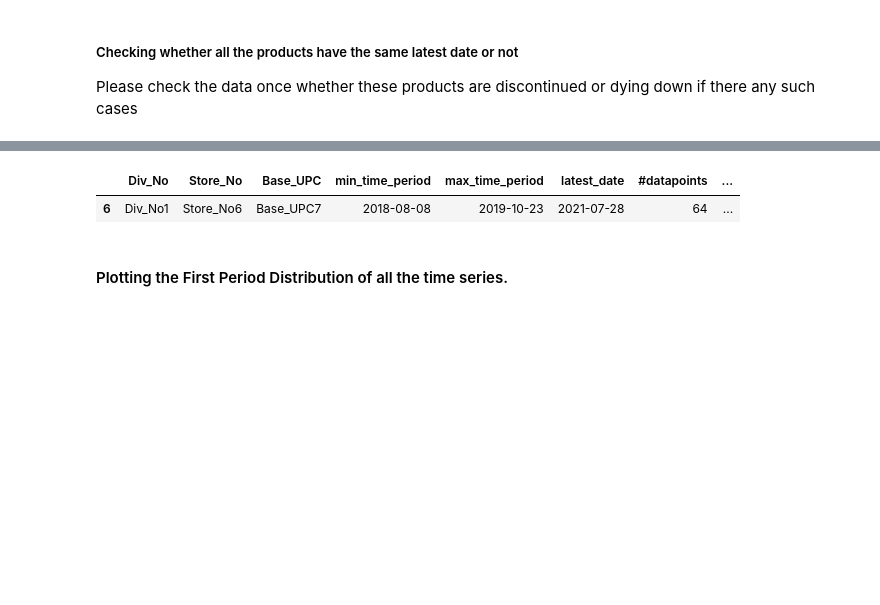
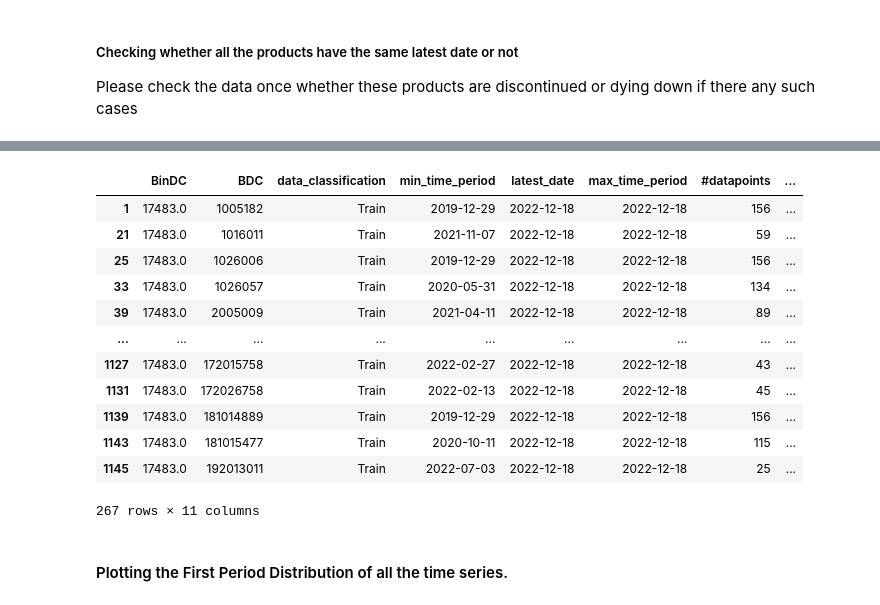
Before and after one commit to ritheshsunku/pepsico_ibp_forecasting, a Jupyter notebook: Forecasting_Solution/1. Data Processing/1.1 - Data Check.ipynb, the cells around one changed output, grey strips where cells are left out. Saved outputs shown, nothing was run; the diff lists cells and outputs as text; code cells hidden in the pictures; blank space fills up the shorter version.

```diff
--- a/Forecasting_Solution/1. Data Processing/1.1 - Data Check.ipynb
+++ b/Forecasting_Solution/1. Data Processing/1.1 - Data Check.ipynb
@@ -64,0 +163,5 @@ dependent_var = app_config['dependent_variable']
+# %%
+bindc_data_with_start['minus_log_one_minus_perc_discount'] = -1 * np.log(1 - bindc_data_with_start['APP']/ bindc_data_with_start['SRP_new'])
+bindc_data_with_start['log_one_plus_qty'] = np.log(1 + bindc_data_with_start['tot_sales'])
+bindc_data_with_start['log_SRP_new'] = np.log(bindc_data_with_start['SRP_new'])
+bindc_data_with_start['log_SDV_new'] = np.log(bindc_data_with_start['SDV_new'])
@@ -72,3 +200,5 @@ print(raw_df_count)
+# %%
+df = bindc_data_with_start.copy()
 # %%
 # Getting the count of nulls for all the columns
 # nulls_df1 = pd.DataFrame(df.isnull().sum()).reset_index()
@@ -146,9 +307,10 @@ print("There are " +str(raw_df_count-duplicates_check_count)+" duplicates at the
 # %%
-summary_df = df.groupby(modeling_gran).agg(min_time_period = (date_col,'min'),
+summary_df = df.groupby(modeling_gran + ['data_classification']).agg(min_time_period = (date_col,'min'),
                                             max_time_period = (date_col,'max'),
                                             datapoints = (date_col,'count')).reset_index()
-summary_df1 = duplicates_check.groupby(modeling_gran).agg(datapoints_WO_duplicates = (date_col,'count')).reset_index()
-fin_summary_df = summary_df.merge(summary_df1, on = modeling_gran ,how = "left")
-fin_summary_df.rename(columns = {'datapoints':'#datapoints','datapoints_WO_duplicates':'#datapoints_WO_duplicates'},inplace=True)
+summary_df1 = df[df[dependent_var]>0].groupby(modeling_gran + ['data_classification']).agg(datapoints_with_non_zeros = (date_col,'count')
+                                                                                           ,max_sales_date = (date_col,'max')).reset_index()
+fin_summary_df = summary_df.merge(summary_df1, on = modeling_gran + ['data_classification'] ,how = "left")
+fin_summary_df.rename(columns = {'datapoints':'#datapoints','datapoints_with_non_zeros':'#datapoints_WO_zeros'},inplace=True)
 display(fin_summary_df)
 # %% [output]
@@ -200,9 +386,12 @@ missing_dates_data
 # %% [markdown]
 ##### Checking whether all the products have the same latest date or not
 Please check the data once whether these products are discontinued or dying down if there any such cases
+# %%
+fin_summary_df_w_train_forecast = fin_summary_df.copy()
+fin_summary_df = fin_summary_df[fin_summary_df['data_classification'] == 'Train'].copy()
 # %%
-max_date = fin_summary_df['max_time_period'].max()
-missing_latest_date_data = fin_summary_df[fin_summary_df['max_time_period']!=max_date]
+max_date = fin_summary_df['max_sales_date'].max()
+missing_latest_date_data = fin_summary_df[fin_summary_df['max_sales_date']!=max_date].copy()
 print("Latest date is" , max_date)
 if(missing_latest_date_data.shape[0]):
     missing_latest_date_data.insert(len(modeling_gran)+2, 'latest_date',max_date)
@@ -212,5 +401,16 @@ missing_latest_date_data
-|  | Div_No | Store_No | Base_UPC | min_time_period | max_time_period | latest_date | #datapoints | ... |
-| 6 | Div_No1 | Store_No6 | Base_UPC7 | 2018-08-08 | 2019-10-23 | 2021-07-28 | 64 | ... |
+|  | BinDC | BDC | data_classification | min_time_period | latest_date | max_time_period | #datapoints | ... |
+| 1 | 17483.0 | 1005182 | Train | 2019-12-29 | 2022-12-18 | 2022-12-18 | 156 | ... |
+| 21 | 17483.0 | 1016011 | Train | 2021-11-07 | 2022-12-18 | 2022-12-18 | 59 | ... |
+| 25 | 17483.0 | 1026006 | Train | 2019-12-29 | 2022-12-18 | 2022-12-18 | 156 | ... |
+| 33 | 17483.0 | 1026057 | Train | 2020-05-31 | 2022-12-18 | 2022-12-18 | 134 | ... |
+| 39 | 17483.0 | 2005009 | Train | 2021-04-11 | 2022-12-18 | 2022-12-18 | 89 | ... |
+| ... | ... | ... | ... | ... | ... | ... | ... | ... |
+| 1127 | 17483.0 | 172015758 | Train | 2022-02-27 | 2022-12-18 | 2022-12-18 | 43 | ... |
+| 1131 | 17483.0 | 172026758 | Train | 2022-02-13 | 2022-12-18 | 2022-12-18 | 45 | ... |
+| 1139 | 17483.0 | 181014889 | Train | 2019-12-29 | 2022-12-18 | 2022-12-18 | 156 | ... |
+| 1143 | 17483.0 | 181015477 | Train | 2020-10-11 | 2022-12-18 | 2022-12-18 | 115 | ... |
+| 1145 | 17483.0 | 192013011 | Train | 2022-07-03 | 2022-12-18 | 2022-12-18 | 25 | ... |
+267 rows × 11 columns
 # %% [markdown]
 #### Plotting the First Period Distribution of all the time series.
 # %%
```
Also changed, not shown: parts of 42 cells of this notebook, 3 other files.
